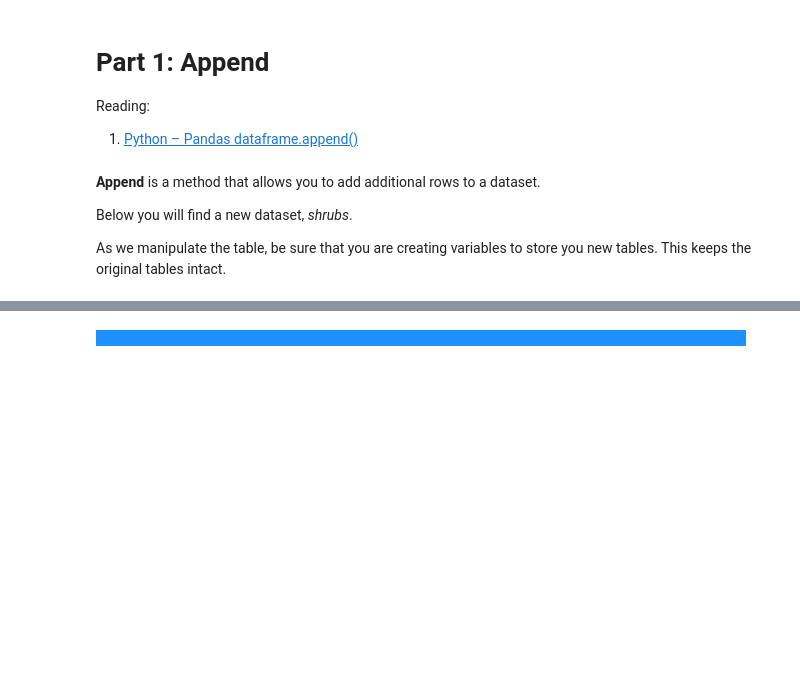
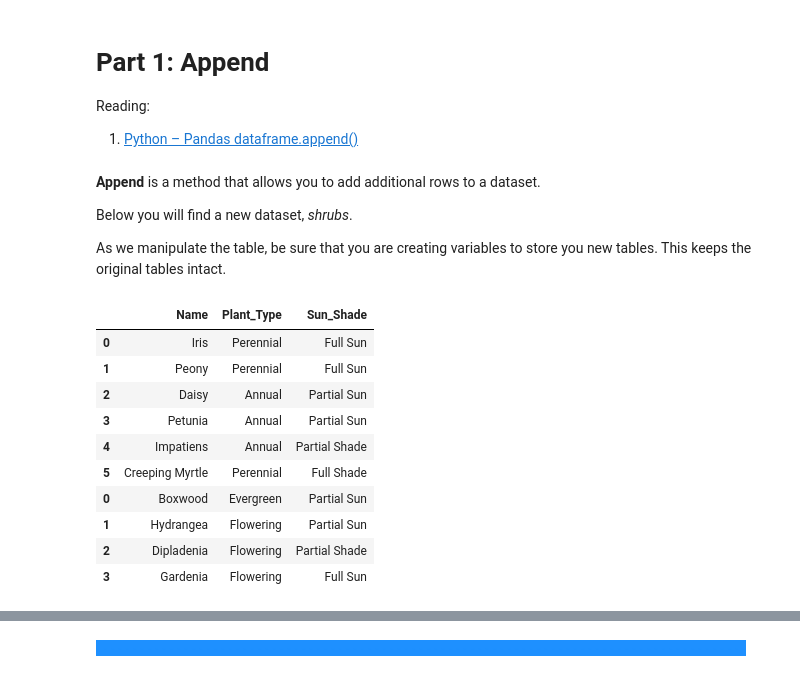
Before and after one commit to Karaleas/DataManipulation, a Jupyter notebook: MergingTables.ipynb, the cells around one changed output, grey strips where cells are left out. Drawn from its saved outputs; the diff is of its cells as text; code cells hidden in the pictures; blank space fills up the shorter version.

```diff
--- a/MergingTables.ipynb
+++ b/MergingTables.ipynb
@@ -44,5 +106,19 @@ Below you will find a new dataset, *shrubs*.
 As we manipulate the table, be sure that you are creating variables to store you new tables. This keeps the original tables intact.
 # %%
 # Append shrubs to the flowers table here.  Be sure to create a new variable for your new table.
+flowers_shrubs = flowers.append(shrubs)
+flowers_shrubs
+# %% [output]
+|  | Name | Plant_Type | Sun_Shade |
+| 0 | Iris | Perennial | Full Sun |
+| 1 | Peony | Perennial | Full Sun |
+| 2 | Daisy | Annual | Partial Sun |
+| 3 | Petunia | Annual | Partial Sun |
+| 4 | Impatiens | Annual | Partial Shade |
+| 5 | Creeping Myrtle | Perennial | Full Shade |
+| 0 | Boxwood | Evergreen | Partial Sun |
+| 1 | Hydrangea | Flowering | Partial Sun |
+| 2 | Dipladenia | Flowering | Partial Shade |
+| 3 | Gardenia | Flowering | Full Sun |
 # %%
 # Append shrubs to the flowers table here.  This time ignore the index.
```
Also changed, not shown: parts of 20 cells of this notebook.
